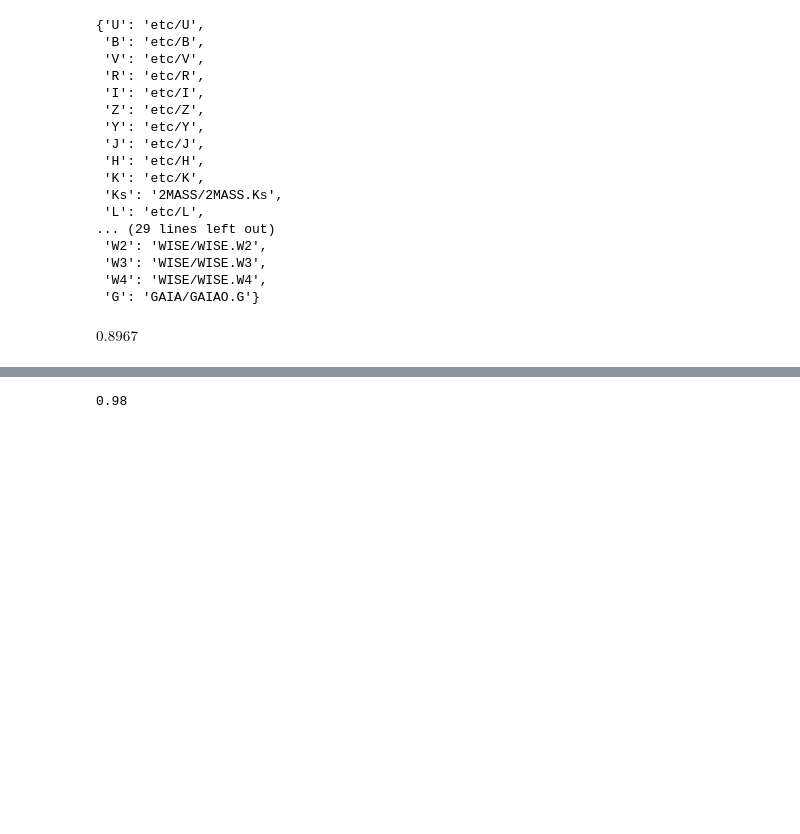
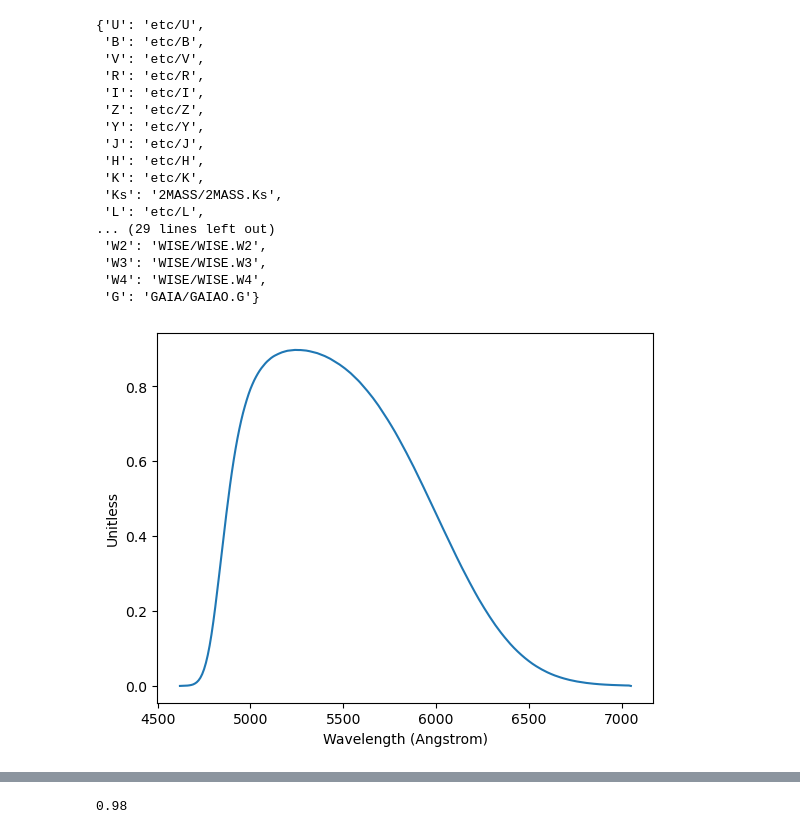
Before and after one commit to pirgalim/Glenlea-ETC, a Jupyter notebook: notebooks/Spextra testing.ipynb, the cells around one changed output, grey strips where cells are left out. Saved outputs shown, nothing was run; the diff lists cells and outputs as text; code cells hidden in the pictures; blank space fills up the shorter version.

```diff
--- a/notebooks/Spextra testing.ipynb
+++ b/notebooks/Spextra testing.ipynb
@@ -91,8 +91,9 @@ Passband.DEFAULT_FILTERS
 # %%
 v = Passband('V')
 v.equivwidth()
 v.fwhm()
 v.tpeak()
+v.plot()
 # %% [output]
-$0.8967 \; \mathrm{}$
+[figure, added]
 # %%
```
Also changed, not shown: parts of 8 cells of this notebook, 1 other file.
